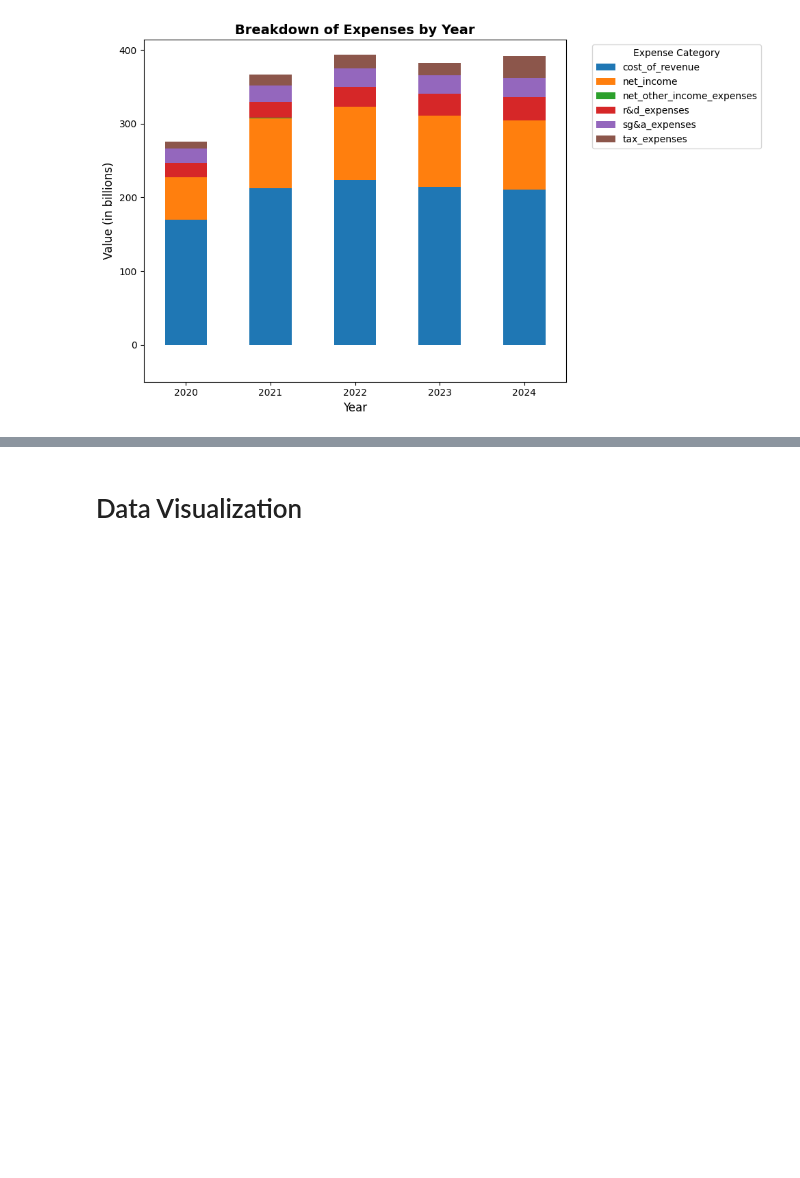
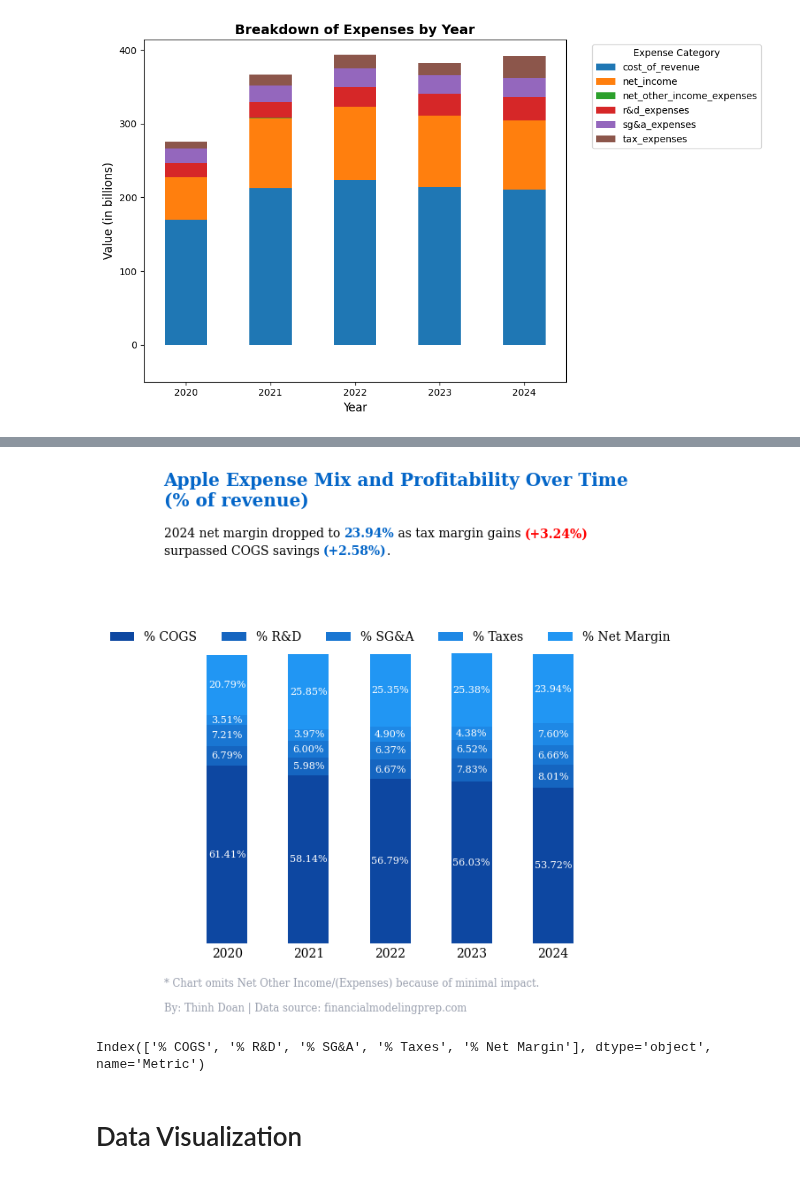
Before and after one commit to tdoan123/data-learning-journey, a Jupyter notebook: Projects/FinancialStatementAnalysis/apple_income_statement_annual.ipynb, the cells around one changed output, grey strips where cells are left out. Cells and saved outputs as stored; diff of their text form; code cells hidden in the pictures; blank space fills up the shorter version.

```diff
--- a/Projects/FinancialStatementAnalysis/apple_income_statement_annual.ipynb
+++ b/Projects/FinancialStatementAnalysis/apple_income_statement_annual.ipynb
@@ -575,3 +648,63 @@ plt.show()
+# %%
+# pick a distinct color for each category (5 categories = 5 colors)
+colors_by_cat = {
+    '% COGS':      '#0d47a1',
+    '% R&D':       '#1565c0',
+    '% SG&A':      '#1976d2',
+    '% Taxes':     '#1e88e5',
+    '% Net Margin':'#2196f3',
+}
+
+# build the color list to match your DataFrame's column order
+colors_for_df = [colors_by_cat.get(c, '#999999') for c in e_pct2.columns]
+
+fig, ax = plt.subplots()
+e_pct2.plot(
+    kind='bar',
+    stacked=True,
+    ax=ax,
+    color=colors_for_df
+)
+
+# Formatting
+ax.legend(loc='lower center',
+           bbox_to_anchor=(0.5, .95),  # push legend below chart
+           ncol=len(e_pct2.columns),     # put all items in one row
+           frameon=False)
+ax.tick_params(labelleft=False,length=0)
+
+# Clean frame
+for s in ['top','right','left','bottom']:
+    ax.spines[s].set_visible(False)
+
+# Hide y ticks completely
+ax.set_yticks([])
+
+# Tidy x-ticks (use e_pct2, not e_pct)
+ax.set_xticks(range(len(e_pct2.index)))
+ax.set_xticklabels(e_pct2.index.astype(str), rotation=0)
+ax.set_xlabel('')
+
+# Labels inside each bar:
+# If your values are proportions (0-1), multiply by 100; if already 0-100, drop the *100.
+for container in ax.containers:
+    labels = [f"{bar.get_height():.2f}%" for bar in container]  # change to f"{bar.get_height():.1f}%" if already 0-100
+    ax.bar_label(container, labels=labels, label_type="center", fontsize=8, color="white")
+
+# add title
+fig.text(x = 0.1, y = 1.1 ,s='Apple Expense Mix and Profitability Over Time \n(% of revenue)',color=blue,fontsize = 'x-large', fontweight = 'bold')
+fig_text(x = 0.1, y = 1.05 ,s=f"2024 net margin dropped to <23.94%> as tax margin gains <(+3.24%)> \nsurpassed COGS savings <(+2.58%)>.", highlight_textprops=[{'color':blue,'fontweight':'bold'} , {'color':'red','fontweight':'bold'},{'color':blue,'fontweight':'bold'}   ])
+# add credit  7
+fig.text(x = 0.1, y = -.03, s = '* Chart omits Net Other Income/(Expenses) because of minimal impact.', color = grey, fontsize = 'small')
+fig.text(x = 0.1, y = -.09, s = 'By: Thinh Doan | Data source: financialmodelingprep.com', color = grey, fontsize = 'small')
+plt.tight_layout()
+plt.show()
+# %% [output]
+[figure, added]
+# %%
+print(e_pct2.columns)
+# %% [output]
+Index(['% COGS', '% R&D', '% SG&A', '% Taxes', '% Net Margin'], dtype='object', name='Metric')
 # %% [markdown]
 # Data Visualization
 # %% [markdown]
```
Also changed, not shown: parts of 8 cells of this notebook.
